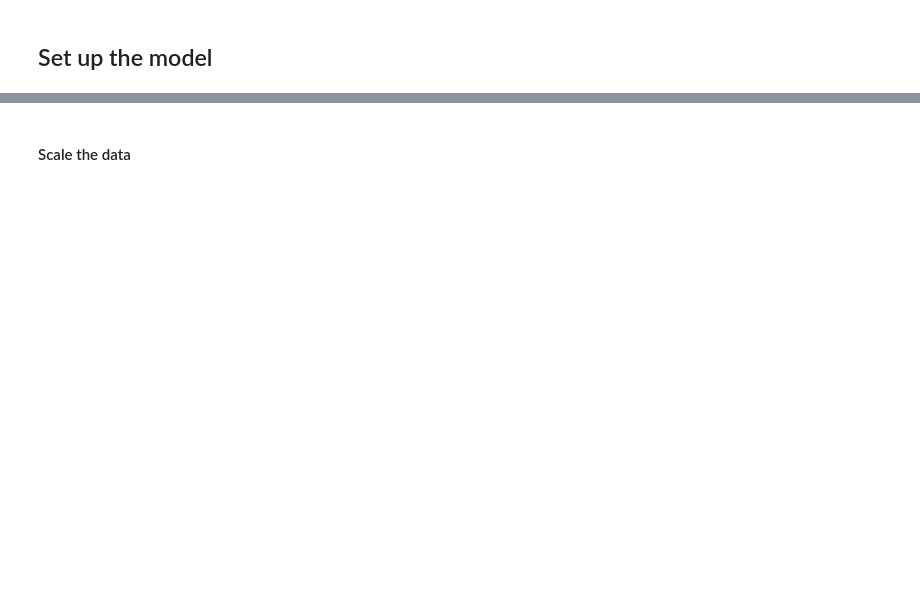
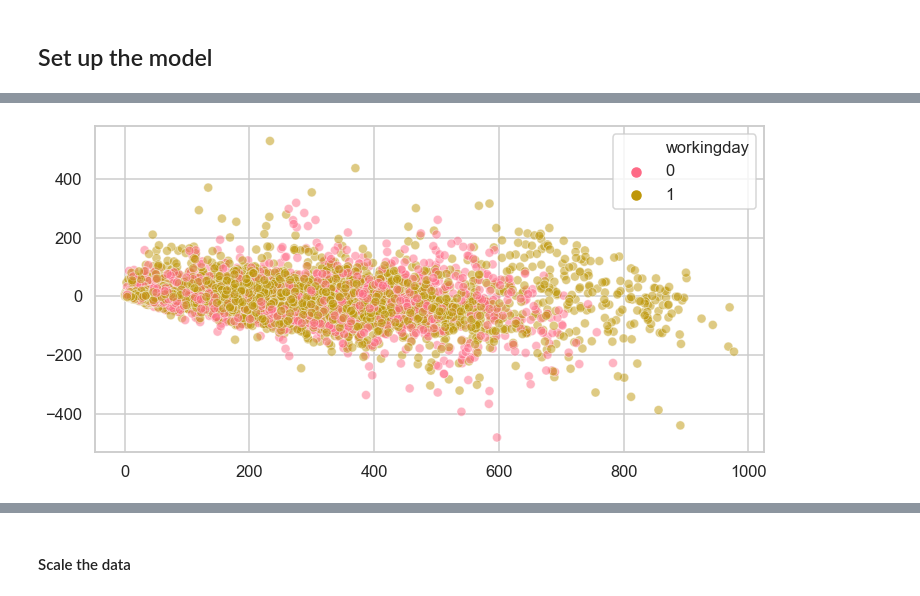
Before and after one commit to julisep/SPICEDbootcamp, a Jupyter notebook: Week_03/Bicycle/Bicycle03_compact.ipynb, the cells around one changed output, grey strips where cells are left out. Saved outputs shown, nothing was run; the diff lists cells and outputs as text; code cells hidden in the pictures; blank space fills up the shorter version.

```diff
--- a/Week_03/Bicycle/Bicycle03_compact.ipynb
+++ b/Week_03/Bicycle/Bicycle03_compact.ipynb
@@ -91,0 +187,5 @@ from sklearn.linear_model import LinearRegression
+# %%
+fig = plt.figure(figsize=(12,6))
+ax = sns.scatterplot(x=y_train, y=count_residual, hue='workingday', data=X_train, alpha = 0.5)
+# %% [output]
+[figure, added]
```
Also changed, not shown: parts of 49 cells of this notebook.
